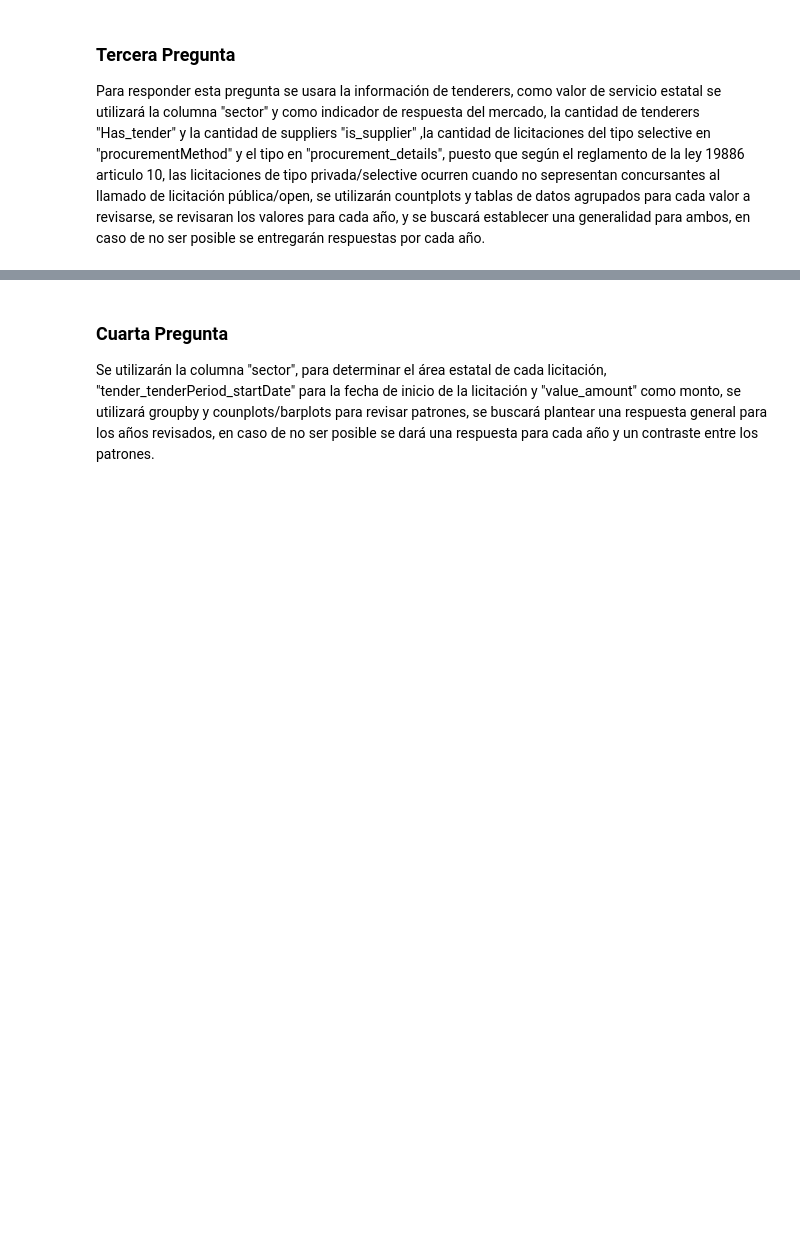
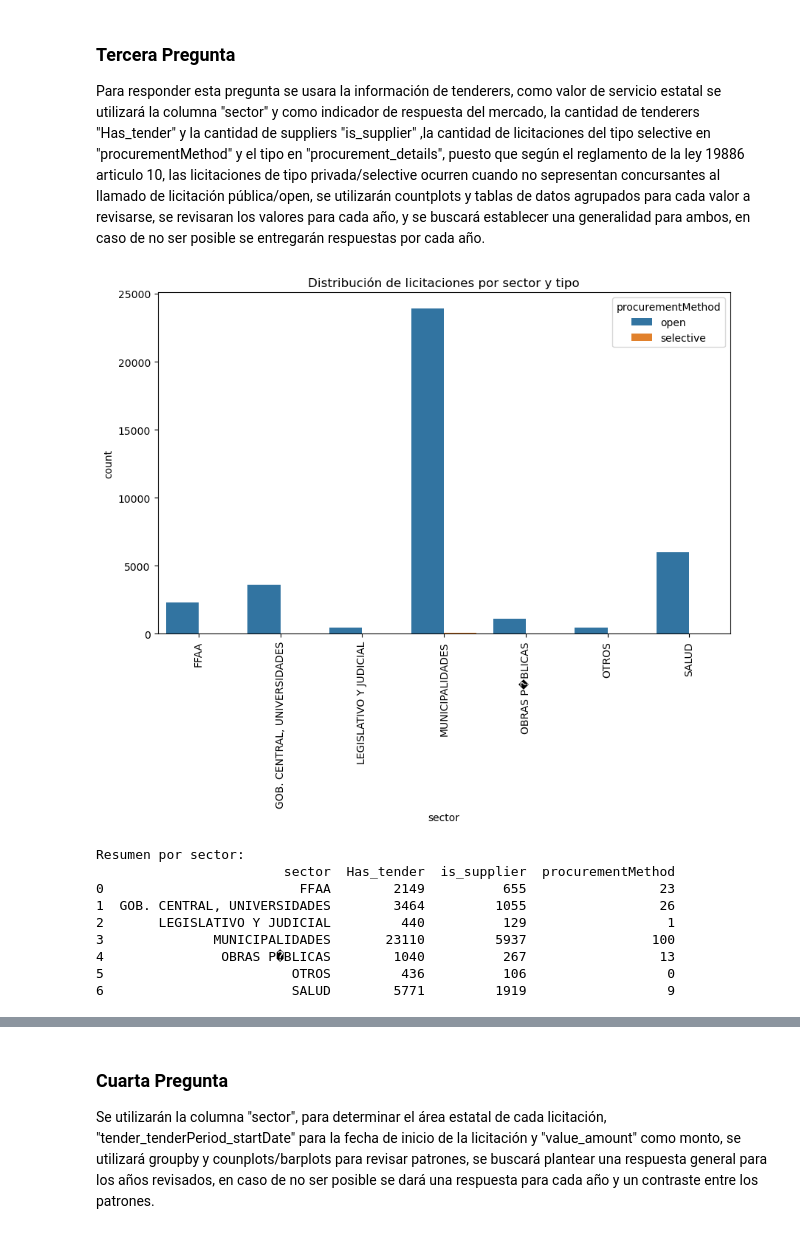
Before and after one commit to Camila-Rojas-05/Proyecto-IMT-2200-1-Grupo-14, a Jupyter notebook: Analisis_Respuestas.ipynb, the cells around one changed output, grey strips where cells are left out. Saved outputs shown, nothing was run; the diff lists cells and outputs as text; code cells hidden in the pictures; blank space fills up the shorter version.

```diff
--- a/Analisis_Respuestas.ipynb
+++ b/Analisis_Respuestas.ipynb
@@ -368,3 +382,31 @@ sns.pairplot(df__2018, y_vars="Has_tender")
 ### Tercera Pregunta
 
 Para responder esta pregunta se usara la información de tenderers, como valor de servicio estatal se utilizará la columna "sector" y como indicador de respuesta del mercado, la cantidad de tenderers "Has_tender" y la cantidad de suppliers "is_supplier" ,la cantidad de licitaciones del tipo selective en "procurementMethod" y el tipo en "procurement_details", puesto que según el reglamento de la ley 19886 articulo 10, las licitaciones de tipo privada/selective ocurren cuando no sepresentan concursantes al llamado de licitación pública/open, se utilizarán countplots y tablas de datos agrupados para cada valor a revisarse, se revisaran los valores para cada año, y se buscará establecer una generalidad para ambos, en caso de no ser posible se entregarán respuestas por cada año.
+# %%
+Pregunta3 = tenderer_2018[["sector", "Has_tender", "is_supplier", "procurementMethod", "procurement_details"]]
+# %%
+datos_agrupados = Pregunta3.groupby('sector').agg({
+    'Has_tender': 'sum',
+    'is_supplier': 'sum',
+    'procurementMethod': lambda x: (x == 'selective').sum()
+}).reset_index()
+
+plt.figure(figsize=(10, 6))
+sns.countplot(data=Pregunta3, x='sector', hue='procurementMethod')
+plt.title('Distribución de licitaciones por sector y tipo')
+plt.xticks(rotation=90)
+plt.show()
+
+print("\nResumen por sector:")
+print(datos_agrupados)
+# %% [output]
+[figure, added]
+Resumen por sector:
+                        sector  Has_tender  is_supplier  procurementMethod
+0                         FFAA        2149          655                 23
+1  GOB. CENTRAL, UNIVERSIDADES        3464         1055                 26
+2       LEGISLATIVO Y JUDICIAL         440          129                  1
+3              MUNICIPALIDADES       23110         5937                100
+4               OBRAS P�BLICAS        1040          267                 13
+5                        OTROS         436          106                  0
+6                        SALUD        5771         1919                  9
```
Also changed, not shown: parts of 4 cells of this notebook.
